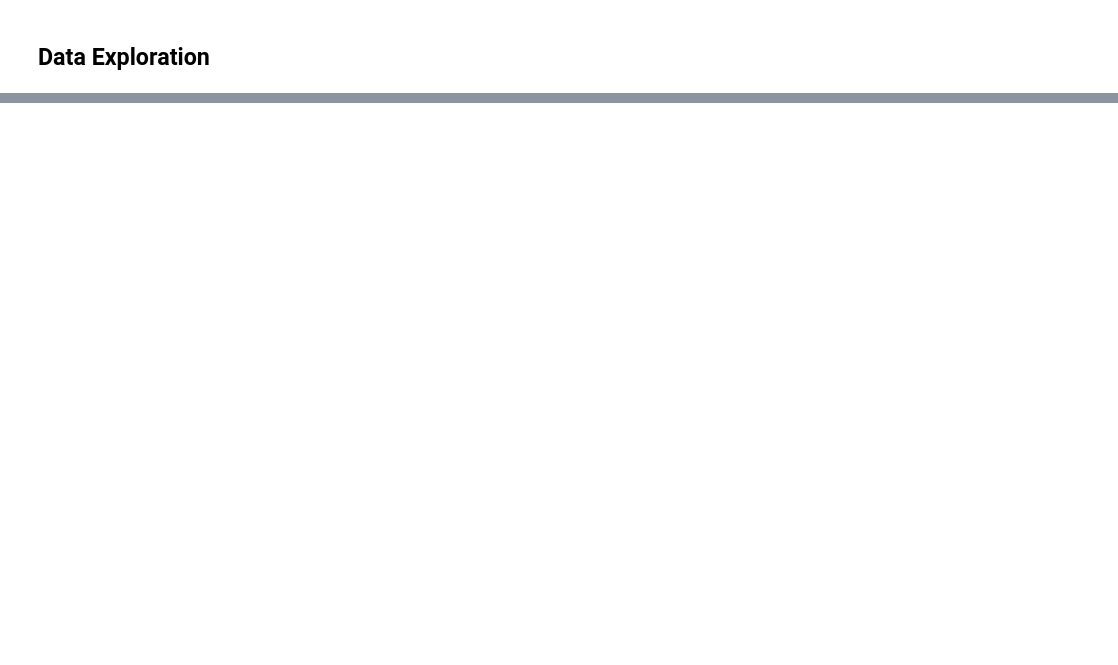
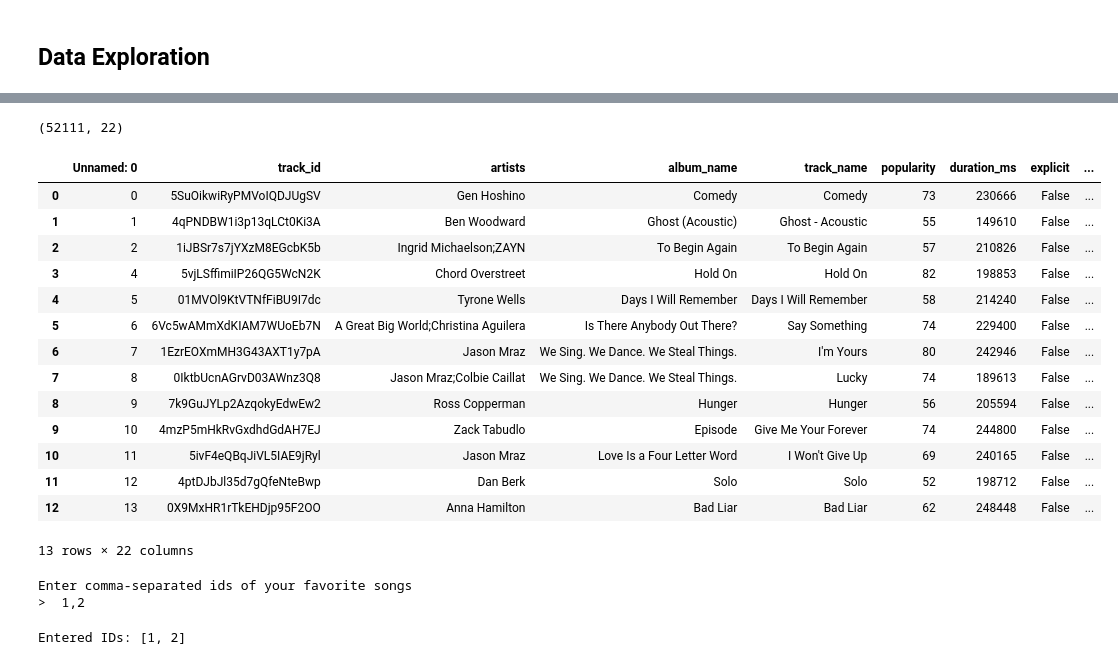
Before and after one commit to monkeygang222/assignment1.4, a Jupyter notebook: 27.ipynb, the cells around one changed output, grey strips where cells are left out. Saved outputs shown, nothing was run; the diff lists cells and outputs as text; code cells hidden in the pictures; blank space fills up the shorter version.

```diff
--- a/27.ipynb
+++ b/27.ipynb
@@ -316,0 +127,18 @@ ac.fit()
+# %%
+# use IQR to identify outliers
+def my_iqr(data):
+    Q1 = data.quantile(0.25)
+    Q3 = data.quantile(0.75)
+    IQR = Q3 - Q1
+    lower_bound = Q1 - 1.5 * IQR
+    upper_bound = Q3 + 1.5 * IQR
+    return lower_bound, upper_bound
+
+def my_iqr_drop(data, cols):
+    for col in cols:
+        rows = data.shape[0]
+        data_copy = data.copy()
+        lower_bound, upper_bound = my_iqr(data_copy[col])
+        data = data_copy[(data_copy[col] <= upper_bound) & (data_copy[col] >= lower_bound)]
+        print("after IQR drop ", col, ":",  rows - data.shape[0])
+    return data
@@ -316,0 +231,4 @@ ac.fit()
+# %%
+# make kmeans cluster
+kmeans = KMeans(n_clusters = 3)
+kmeans_res = kmeans.fit_predict(data)
@@ -316,0 +266,4 @@ ac.fit()
+# %%
+# Add a new column 'type' to the dataframe. This column will contain the cluster number each track belongs to.
+tracks_df["type"] = kmeans_res
+tracks_df["type"]
@@ -316,0 +283,42 @@ ac.fit()
+# %%
+tracks_df.shape
+# %% [output]
+(52111, 22)
+# %%
+# Save the dataframe with cluster information as a new CSV file
+tracks_df.to_csv("result.csv", index=False)
+
+# Load the updated data with cluster info
+tracks = pd.read_csv("result.csv")
+
+tracks.head(13)
+# %% [output]
+|  | Unnamed: 0 | track_id | artists | album_name | track_name | popularity | duration_ms | explicit | ... |
+| 0 | 0 | 5SuOikwiRyPMVoIQDJUgSV | Gen Hoshino | Comedy | Comedy | 73 | 230666 | False | ... |
+| 1 | 1 | 4qPNDBW1i3p13qLCt0Ki3A | Ben Woodward | Ghost (Acoustic) | Ghost - Acoustic | 55 | 149610 | False | ... |
+| 2 | 2 | 1iJBSr7s7jYXzM8EGcbK5b | Ingrid Michaelson;ZAYN | To Begin Again | To Begin Again | 57 | 210826 | False | ... |
+| 3 | 4 | 5vjLSffimiIP26QG5WcN2K | Chord Overstreet | Hold On | Hold On | 82 | 198853 | False | ... |
+| 4 | 5 | 01MVOl9KtVTNfFiBU9I7dc | Tyrone Wells | Days I Will Remember | Days I Will Remember | 58 | 214240 | False | ... |
+| 5 | 6 | 6Vc5wAMmXdKIAM7WUoEb7N | A Great Big World;Christina Aguilera | Is There Anybody Out There? | Say Something | 74 | 229400 | False | ... |
+| 6 | 7 | 1EzrEOXmMH3G43AXT1y7pA | Jason Mraz | We Sing. We Dance. We Steal Things. | I'm Yours | 80 | 242946 | False | ... |
+| 7 | 8 | 0IktbUcnAGrvD03AWnz3Q8 | Jason Mraz;Colbie Caillat | We Sing. We Dance. We Steal Things. | Lucky | 74 | 189613 | False | ... |
+| 8 | 9 | 7k9GuJYLp2AzqokyEdwEw2 | Ross Copperman | Hunger | Hunger | 56 | 205594 | False | ... |
+| 9 | 10 | 4mzP5mHkRvGxdhdGdAH7EJ | Zack Tabudlo | Episode | Give Me Your Forever | 74 | 244800 | False | ... |
+| 10 | 11 | 5ivF4eQBqJiVL5IAE9jRyl | Jason Mraz | Love Is a Four Letter Word | I Won't Give Up | 69 | 240165 | False | ... |
+| 11 | 12 | 4ptDJbJl35d7gQfeNteBwp | Dan Berk | Solo | Solo | 52 | 198712 | False | ... |
+| 12 | 13 | 0X9MxHR1rTkEHDjp95F2OO | Anna Hamilton | Bad Liar | Bad Liar | 62 | 248448 | False | ... |
+13 rows × 22 columns
+# %%
+# Prompt the user to enter their favorite songs' ids
+ids = input('Enter comma-separated ids of your favorite songs\n> ').strip().split(',')
+# %% [output]
+Enter comma-separated ids of your favorite songs
+>  1,2
+# %%
+#Trim whitespace from each ID and convert to integers
+ids = [int(id.strip()) for id in ids]
+
+# Print the entered IDs from the 'UID' column (for debugging purposes)
+print("Entered IDs:", ids)
+# %% [output]
+Entered IDs: [1, 2]
```
Also changed, not shown: parts of 55 cells of this notebook.
